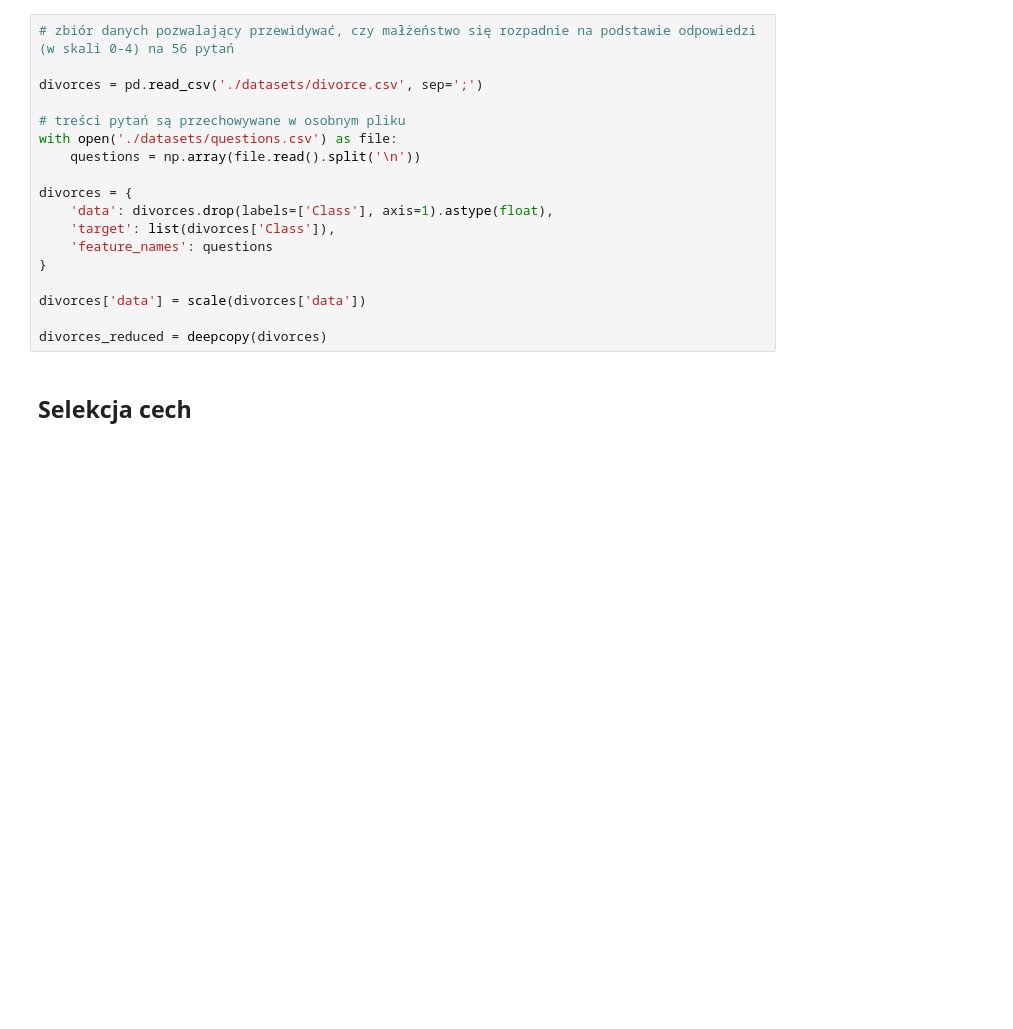
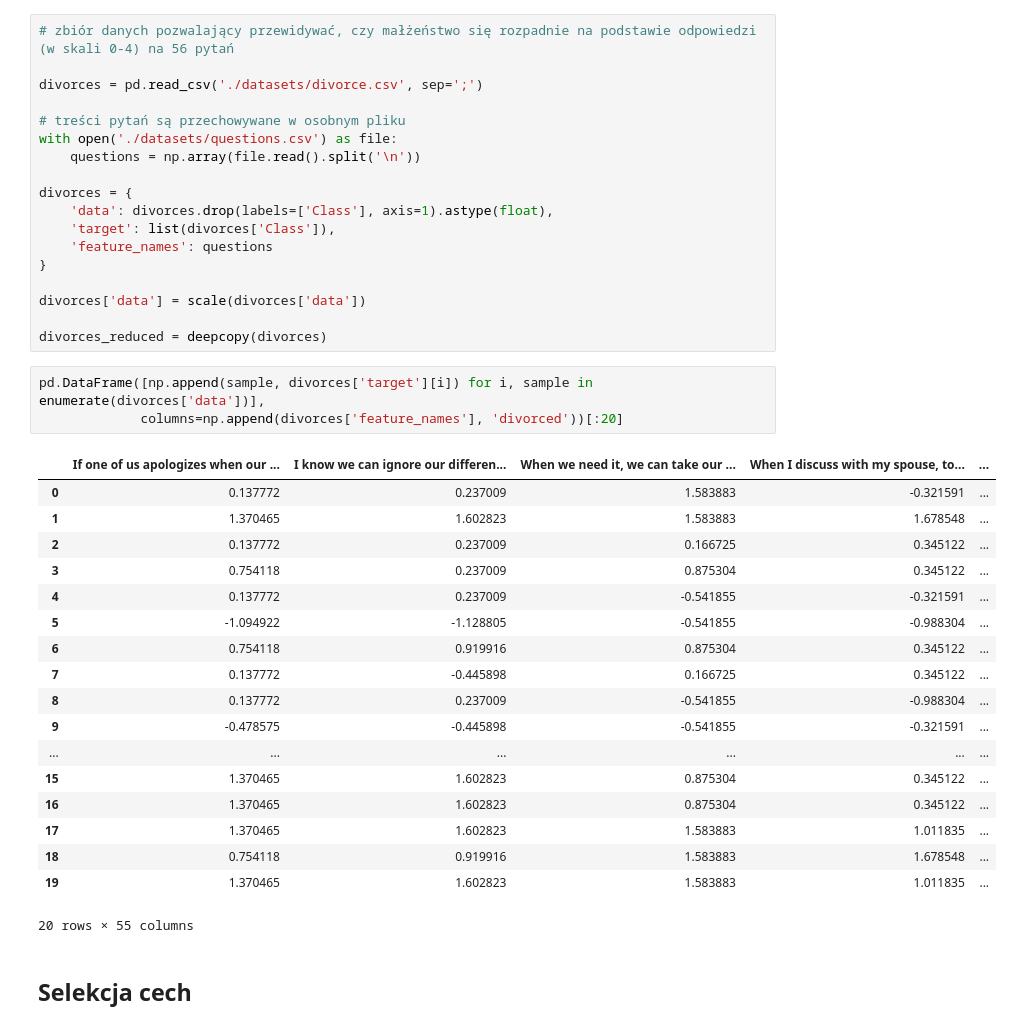
Before and after one commit to tyrrr-aj/ML_tutorial2, a Jupyter notebook: Tutorial 2 - Feature Selection.ipynb, the cells around one changed output. Cells and saved outputs as stored; diff of their text form; blank space fills up the shorter version.

```diff
--- a/Tutorial 2 - Feature Selection.ipynb
+++ b/Tutorial 2 - Feature Selection.ipynb
@@ -36,6 +58,28 @@ divorces = {
 divorces['data'] = scale(divorces['data'])
 
 divorces_reduced = deepcopy(divorces)
+# %%
+pd.DataFrame([np.append(sample, divorces['target'][i]) for i, sample in enumerate(divorces['data'])],
+             columns=np.append(divorces['feature_names'], 'divorced'))[:20]
+# %% [output]
+|  | If one of us apologizes when our ... | I know we can ignore our differen... | When we need it, we can take our ... | When I discuss with my spouse, to... | ... |
+| 0 | 0.137772 | 0.237009 | 1.583883 | -0.321591 | ... |
+| 1 | 1.370465 | 1.602823 | 1.583883 | 1.678548 | ... |
+| 2 | 0.137772 | 0.237009 | 0.166725 | 0.345122 | ... |
+| 3 | 0.754118 | 0.237009 | 0.875304 | 0.345122 | ... |
+| 4 | 0.137772 | 0.237009 | -0.541855 | -0.321591 | ... |
+| 5 | -1.094922 | -1.128805 | -0.541855 | -0.988304 | ... |
+| 6 | 0.754118 | 0.919916 | 0.875304 | 0.345122 | ... |
+| 7 | 0.137772 | -0.445898 | 0.166725 | 0.345122 | ... |
+| 8 | 0.137772 | 0.237009 | -0.541855 | -0.988304 | ... |
+| 9 | -0.478575 | -0.445898 | -0.541855 | -0.321591 | ... |
+| ... | ... | ... | ... | ... | ... |
+| 15 | 1.370465 | 1.602823 | 0.875304 | 0.345122 | ... |
+| 16 | 1.370465 | 1.602823 | 0.875304 | 0.345122 | ... |
+| 17 | 1.370465 | 1.602823 | 1.583883 | 1.011835 | ... |
+| 18 | 0.754118 | 0.919916 | 1.583883 | 1.678548 | ... |
+| 19 | 1.370465 | 1.602823 | 1.583883 | 1.011835 | ... |
+20 rows × 55 columns
 # %% [markdown]
 ## Selekcja cech
 # %% [markdown]
```
Also changed, not shown: parts of 1 cell of this notebook.
